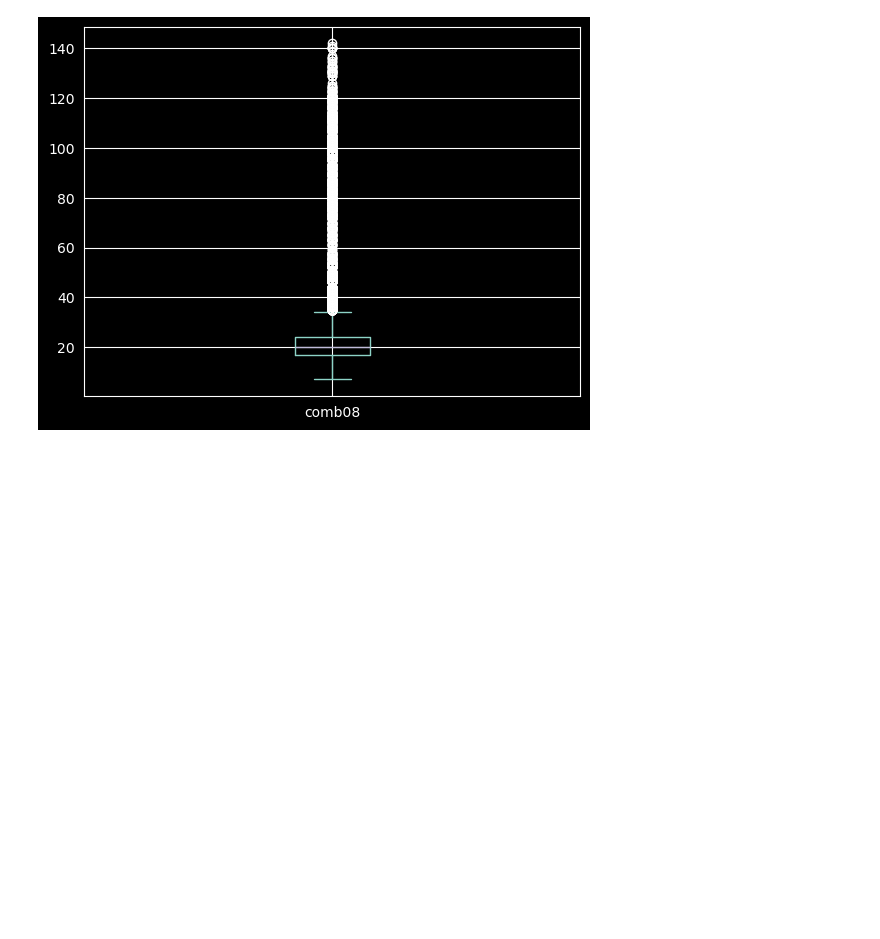
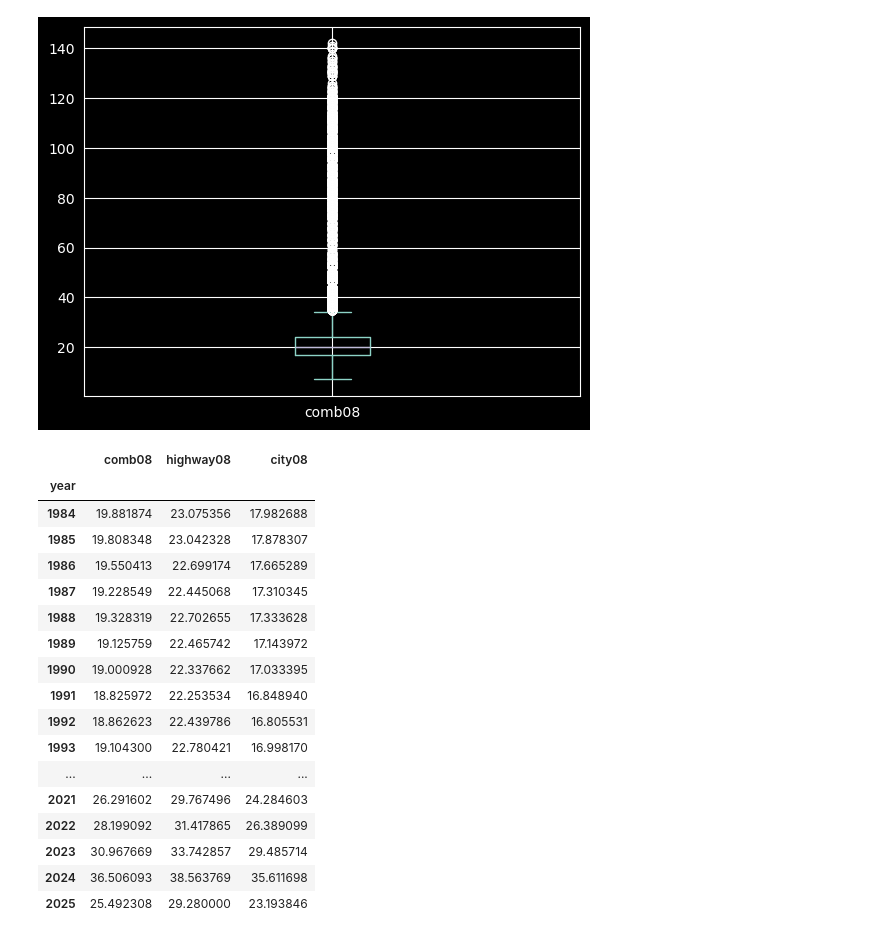
Before and after one commit to BeziKaviani/data-science-ml-learning-path, a Jupyter notebook: 04-data-visualization/visuallization.ipynb, the cells around one changed output. Saved outputs shown, nothing was run; the diff lists cells and outputs as text; code cells hidden in the pictures; blank space fills up the shorter version.

```diff
--- a/04-data-visualization/visuallization.ipynb
+++ b/04-data-visualization/visuallization.ipynb
@@ -314,3 +316,25 @@ df['comb08'].plot(kind='box')
 # %% [output]
 <Axes: >
 [figure]
+# %%
+group_by_year = df.groupby('year').agg({'comb08':'mean', 'highway08': 'mean', 'city08' : 'mean'})
+group_by_year
+# %% [output]
+|  | comb08 | highway08 | city08 |
+| year |  |  |  |
+| 1984 | 19.881874 | 23.075356 | 17.982688 |
+| 1985 | 19.808348 | 23.042328 | 17.878307 |
+| 1986 | 19.550413 | 22.699174 | 17.665289 |
+| 1987 | 19.228549 | 22.445068 | 17.310345 |
+| 1988 | 19.328319 | 22.702655 | 17.333628 |
+| 1989 | 19.125759 | 22.465742 | 17.143972 |
+| 1990 | 19.000928 | 22.337662 | 17.033395 |
+| 1991 | 18.825972 | 22.253534 | 16.848940 |
+| 1992 | 18.862623 | 22.439786 | 16.805531 |
+| 1993 | 19.104300 | 22.780421 | 16.998170 |
+| ... | ... | ... | ... |
+| 2021 | 26.291602 | 29.767496 | 24.284603 |
+| 2022 | 28.199092 | 31.417865 | 26.389099 |
+| 2023 | 30.967669 | 33.742857 | 29.485714 |
+| 2024 | 36.506093 | 38.563769 | 35.611698 |
+| 2025 | 25.492308 | 29.280000 | 23.193846 |
```
Also changed, not shown: parts of 3 cells of this notebook.
